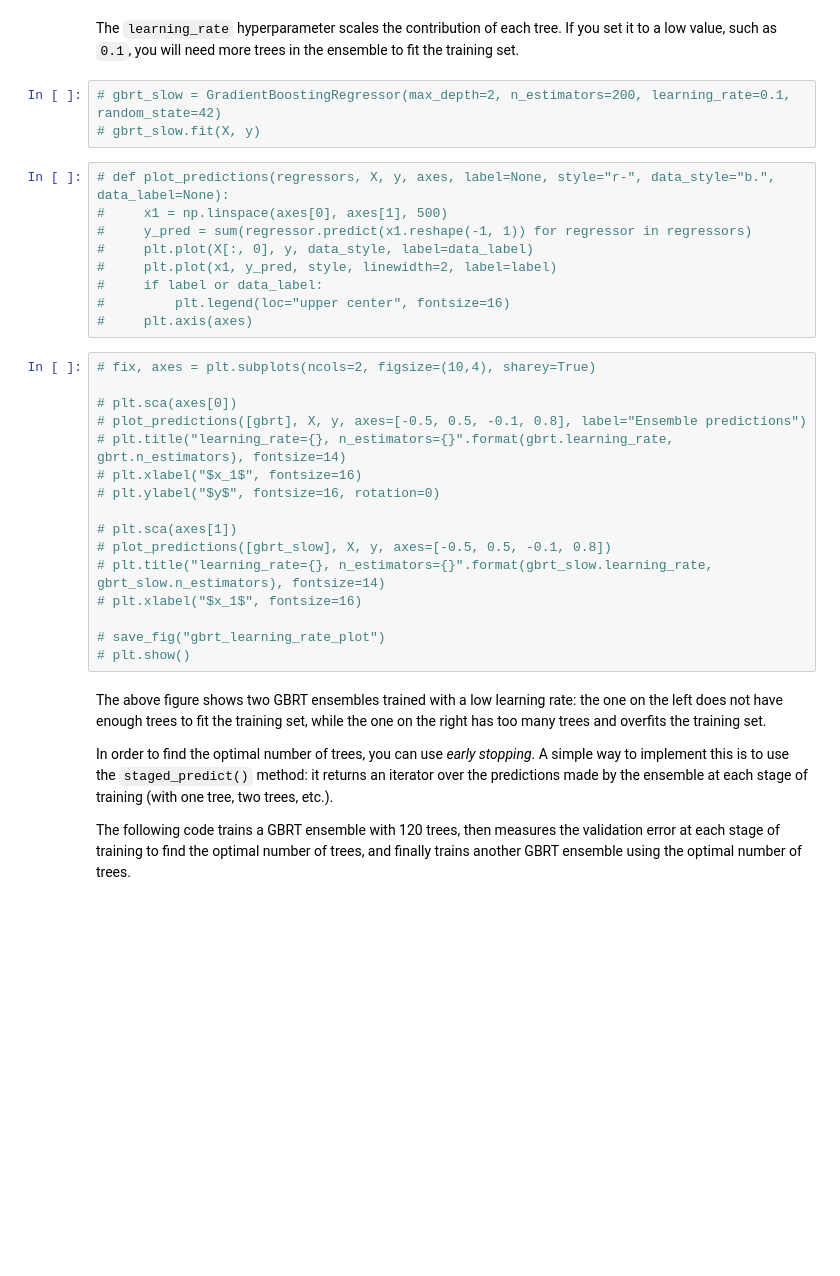
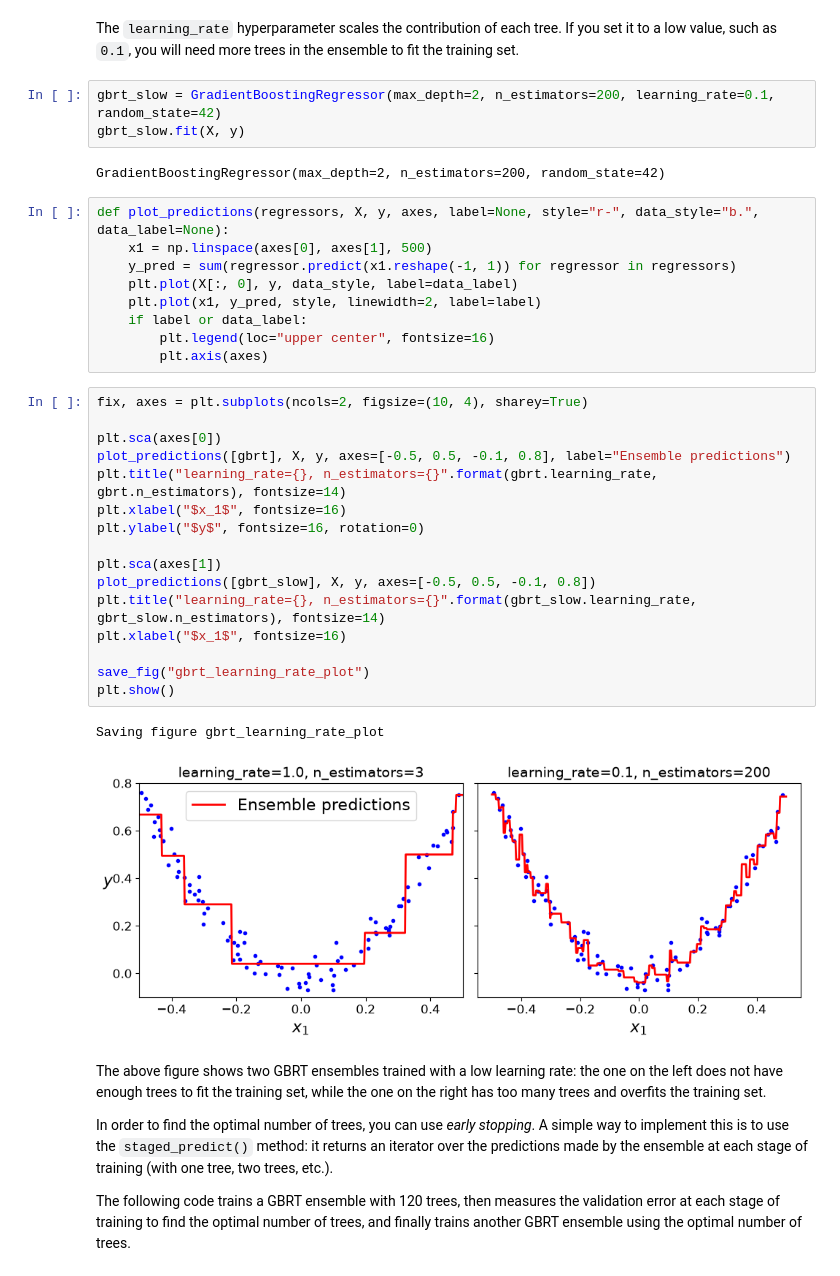
Before and after one commit to SaidAit01/Machine-Learning-Labs, a Jupyter notebook: week3_DecisionTrees_RFs_Ensemble.ipynb, the cells around one changed output. Saved outputs shown, nothing was run; the diff lists cells and outputs as text; blank space fills up the shorter version.

```diff
--- a/week3_DecisionTrees_RFs_Ensemble.ipynb
+++ b/week3_DecisionTrees_RFs_Ensemble.ipynb
@@ -630,33 +705,38 @@ A simpler way to train GBRT ensembles is to use Scikit-Learn’s `GradientBoosti
 # %% [markdown]
 The `learning_rate` hyperparameter scales the contribution of each tree. If you set it to a low value, such as `0.1`, you will need more trees in the ensemble to fit the training set.
 # %%
-# gbrt_slow = GradientBoostingRegressor(max_depth=2, n_estimators=200, learning_rate=0.1, random_state=42)
-# gbrt_slow.fit(X, y)
+gbrt_slow = GradientBoostingRegressor(max_depth=2, n_estimators=200, learning_rate=0.1, random_state=42)
+gbrt_slow.fit(X, y)
+# %% [output]
+GradientBoostingRegressor(max_depth=2, n_estimators=200, random_state=42)
 # %%
-# def plot_predictions(regressors, X, y, axes, label=None, style="r-", data_style="b.", data_label=None):
-#     x1 = np.linspace(axes[0], axes[1], 500)
-#     y_pred = sum(regressor.predict(x1.reshape(-1, 1)) for regressor in regressors)
-#     plt.plot(X[:, 0], y, data_style, label=data_label)
-#     plt.plot(x1, y_pred, style, linewidth=2, label=label)
-#     if label or data_label:
-#         plt.legend(loc="upper center", fontsize=16)
-#     plt.axis(axes)
+def plot_predictions(regressors, X, y, axes, label=None, style="r-", data_style="b.", data_label=None):
+    x1 = np.linspace(axes[0], axes[1], 500)
+    y_pred = sum(regressor.predict(x1.reshape(-1, 1)) for regressor in regressors)
+    plt.plot(X[:, 0], y, data_style, label=data_label)
+    plt.plot(x1, y_pred, style, linewidth=2, label=label)
+    if label or data_label:
+        plt.legend(loc="upper center", fontsize=16)
+        plt.axis(axes)
 # %%
-# fix, axes = plt.subplots(ncols=2, figsize=(10,4), sharey=True)
+fix, axes = plt.subplots(ncols=2, figsize=(10, 4), sharey=True)
 
-# plt.sca(axes[0])
-# plot_predictions([gbrt], X, y, axes=[-0.5, 0.5, -0.1, 0.8], label="Ensemble predictions")
-# plt.title("learning_rate={}, n_estimators={}".format(gbrt.learning_rate, gbrt.n_estimators), fontsize=14)
-# plt.xlabel("$x_1$", fontsize=16)
-# plt.ylabel("$y$", fontsize=16, rotation=0)
+plt.sca(axes[0])
+plot_predictions([gbrt], X, y, axes=[-0.5, 0.5, -0.1, 0.8], label="Ensemble predictions")
+plt.title("learning_rate={}, n_estimators={}".format(gbrt.learning_rate, gbrt.n_estimators), fontsize=14)
+plt.xlabel("$x_1$", fontsize=16)
+plt.ylabel("$y$", fontsize=16, rotation=0)
 
-# plt.sca(axes[1])
-# plot_predictions([gbrt_slow], X, y, axes=[-0.5, 0.5, -0.1, 0.8])
-# plt.title("learning_rate={}, n_estimators={}".format(gbrt_slow.learning_rate, gbrt_slow.n_estimators), fontsize=14)
-# plt.xlabel("$x_1$", fontsize=16)
+plt.sca(axes[1])
+plot_predictions([gbrt_slow], X, y, axes=[-0.5, 0.5, -0.1, 0.8])
+plt.title("learning_rate={}, n_estimators={}".format(gbrt_slow.learning_rate, gbrt_slow.n_estimators), fontsize=14)
+plt.xlabel("$x_1$", fontsize=16)
 
-# save_fig("gbrt_learning_rate_plot")
-# plt.show()
+save_fig("gbrt_learning_rate_plot")
+plt.show()
+# %% [output]
+Saving figure gbrt_learning_rate_plot
+[figure, added]
 # %% [markdown]
 The above figure shows two GBRT ensembles trained with a low learning rate: the one on the left does not have enough trees to fit the training set, while the one on the right has too many trees and overfits the training set.
 
```
Also changed, not shown: parts of 24 cells of this notebook, 4 other files.
